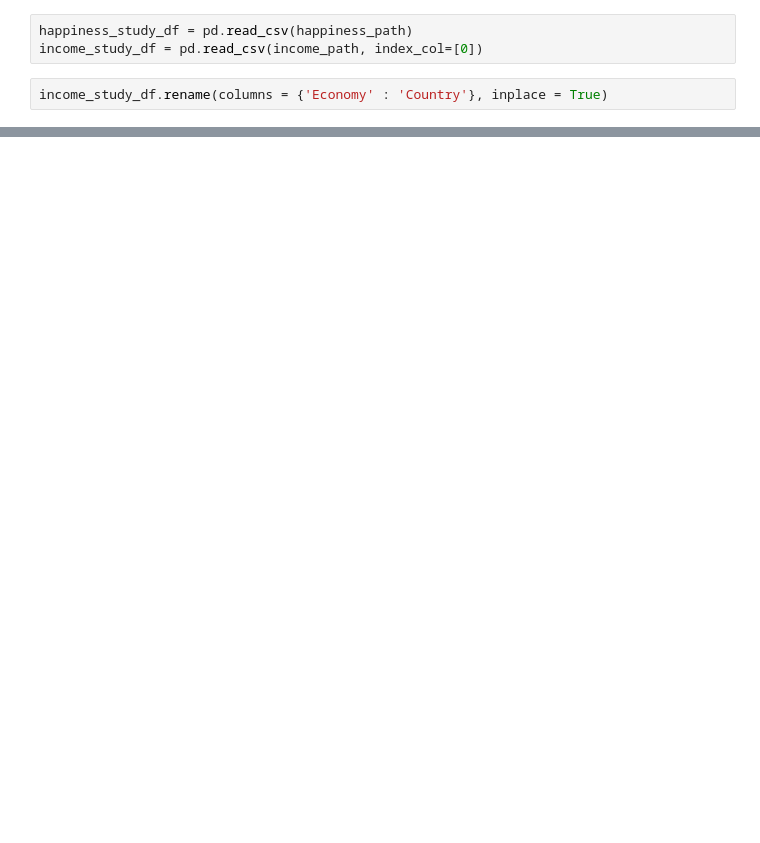
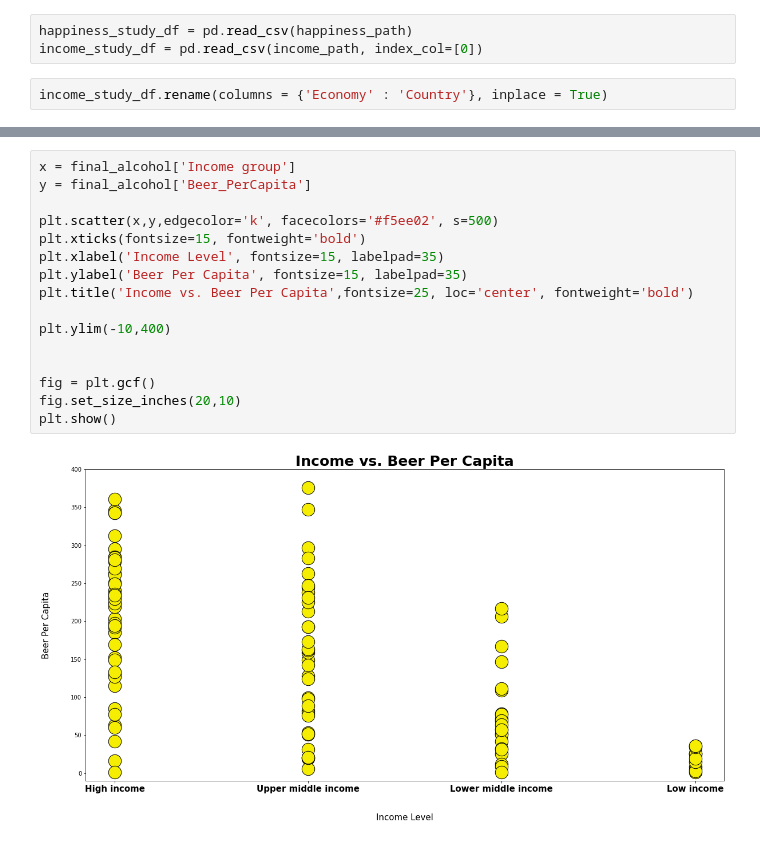
Before and after one commit to katmama/Project-Happy-Hour-1, a Jupyter notebook: project_merge_data.ipynb, the cells around one changed output, grey strips where cells are left out. Saved outputs shown, nothing was run; the diff lists cells and outputs as text; blank space fills up the shorter version.

```diff
--- a/project_merge_data.ipynb
+++ b/project_merge_data.ipynb
@@ -41,0 +149,18 @@ final_alcohol.head()
+# %%
+x = final_alcohol['Income group']
+y = final_alcohol['Beer_PerCapita']
+
+plt.scatter(x,y,edgecolor='k', facecolors='#f5ee02', s=500)
+plt.xticks(fontsize=15, fontweight='bold')
+plt.xlabel('Income Level', fontsize=15, labelpad=35)
+plt.ylabel('Beer Per Capita', fontsize=15, labelpad=35)
+plt.title('Income vs. Beer Per Capita',fontsize=25, loc='center', fontweight='bold')
+
+plt.ylim(-10,400)
+
+
+fig = plt.gcf()
+fig.set_size_inches(20,10)
+plt.show()
+# %% [output]
+[figure, added]
```
Also changed, not shown: parts of 10 cells of this notebook.
